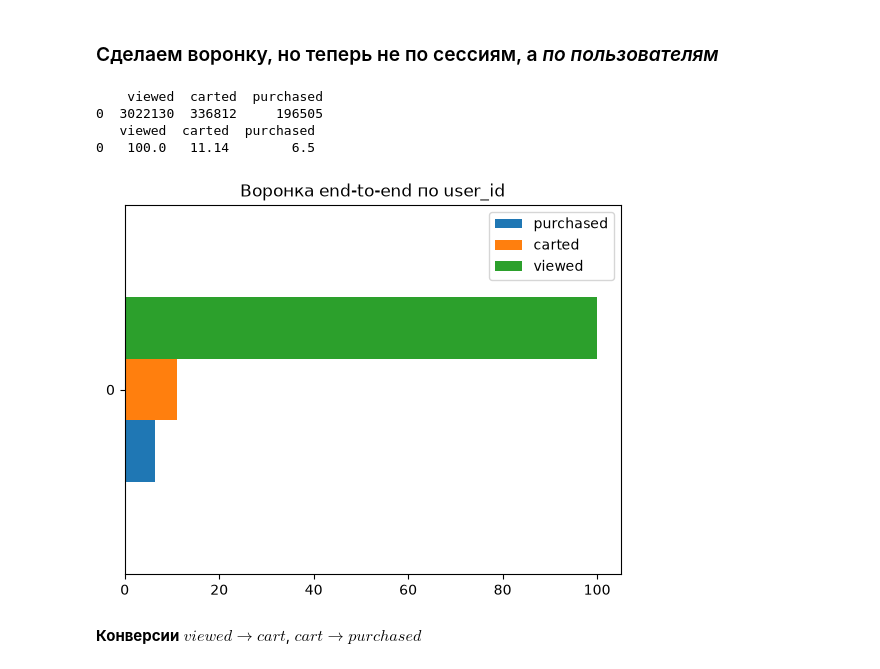
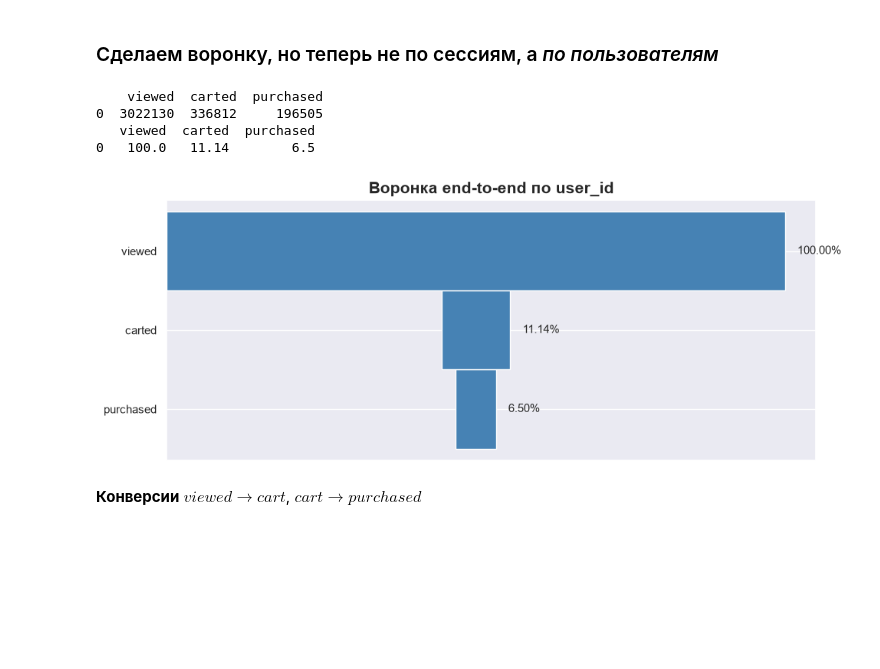
Before and after one commit to AlkhovskiiKY/ecommerce-eda-retention, a Jupyter notebook: eda.ipynb, the cells around one changed output. Cells and saved outputs as stored; diff of their text form; code cells hidden in the pictures; blank space fills up the shorter version.

```diff
--- a/eda.ipynb
+++ b/eda.ipynb
@@ -319,7 +424,29 @@ pct_session_funnel['carted']=(session_funnel['carted']/session_funnel['viewed']*
 pct_session_funnel['purchased']=(session_funnel['purchased']/session_funnel['viewed']*100).round(2)
 
 print(pct_session_funnel)
-pct_session_funnel[['purchased', 'carted', 'viewed']].plot.barh(title='Воронка end-to-end по сессиям')
+
+
+stages = ['viewed', 'carted', 'purchased']
+
+plot_df = pct_session_funnel[stages].T
+plot_df.columns = ['pct']
+plot_df = plot_df.reindex(stages)
+values = plot_df['pct'].values
+lefts = (values.max() - values) / 2
+y = np.arange(len(values))
+
+fig, ax = plt.subplots(figsize=(10, 4))
+ax.barh(y, values, left=lefts, color='steelblue', height=1)
+
+ax.set_yticks(y, plot_df.index)
+ax.invert_yaxis()
+ax.set_xticks([])
+
+for i, (v, l) in enumerate(zip(values, lefts)):
+    ax.text(l + v + 2, i, f'{v:.2f}%', va='center', fontsize=11)
+
+ax.set_title('Воронка end-to-end по сессиям', fontsize=15, fontweight='bold')
+plt.tight_layout()
 plt.show()
 # %% [output]
     viewed  carted  purchased
@@ -368,22 +495,40 @@ users_funnel = con.sql('''
 # %%
 print(users_funnel)
 
 pct_users_funnel = users_funnel.copy()
 
 pct_users_funnel['viewed'] = (users_funnel['viewed']/users_funnel['viewed']*100).round(2)
 pct_users_funnel['carted'] = (users_funnel['carted']/users_funnel['viewed']*100).round(2)
 pct_users_funnel['purchased'] = (users_funnel['purchased']/users_funnel['viewed']*100).round(2)
 
 print(pct_users_funnel)
 
-pct_users_funnel[['purchased', 'carted', 'viewed']].plot.barh(title='Воронка end-to-end по user_id')
+stages = ['purchased', 'carted', 'viewed']
+plot_df = pct_users_funnel[stages].T
+plot_df.columns = ['pct']
+plot_df = plot_df.reindex(stages)
+values = plot_df['pct'].values
+lefts = (values.max() - values) / 2
+y = np.arange(len(values))
+
+fig, ax = plt.subplots(figsize=(10, 4))
+ax.barh(y, values, left=lefts, color='steelblue', height=1)
+
+ax.set_yticks(y, plot_df.index)
+ax.set_xticks([])
+
+for i, (v, l) in enumerate(zip(values, lefts)):
+    ax.text(l + v + 2, i, f'{v:.2f}%', va='center', fontsize=11)
+
+ax.set_title('Воронка end-to-end по user_id', fontsize=15, fontweight='bold')
+plt.tight_layout()
 plt.show()
 # %% [output]
     viewed  carted  purchased
 0  3022130  336812     196505
    viewed  carted  purchased
 0   100.0   11.14        6.5
-[figure, old version]
+[figure, new version]
 # %% [markdown]
 __Конверсии__ $viewed\rightarrow cart$, $cart\rightarrow purchased$
 # %%
```
Also changed, not shown: parts of 12 cells of this notebook, 1 other file.
